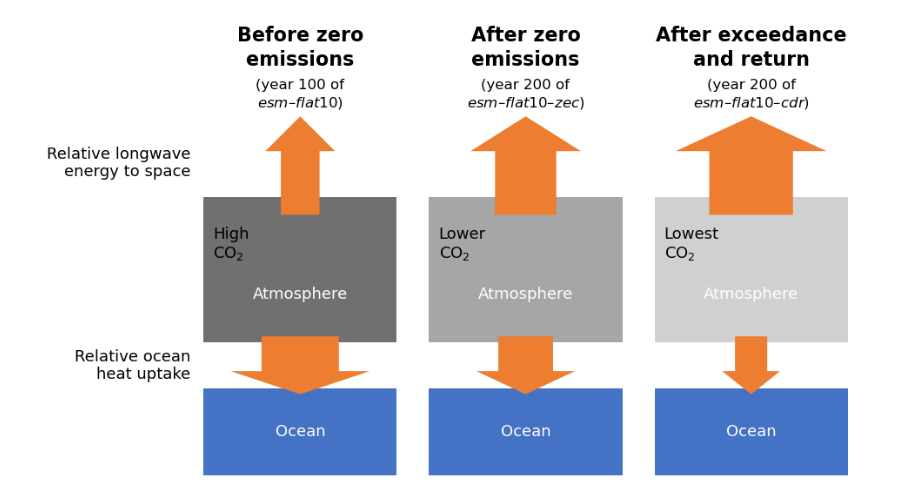
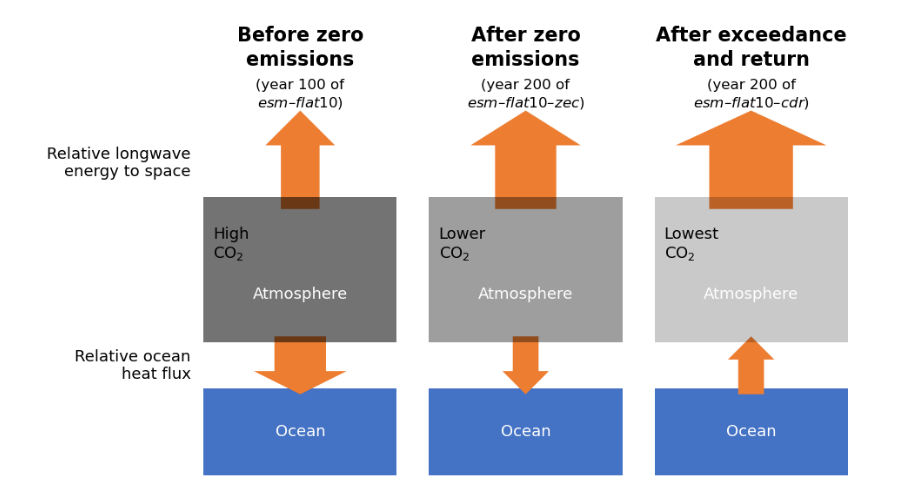
Before and after one commit to ckoven/flat10mip_regional_climatechange, a Jupyter notebook: energetic_balance_schematic.ipynb, the cells around one changed output. Saved outputs shown, nothing was run; the diff lists cells and outputs as text; code cells hidden in the pictures.

```diff
--- a/energetic_balance_schematic.ipynb
+++ b/energetic_balance_schematic.ipynb
@@ -1,14 +1,15 @@
 # %%
 import matplotlib.pyplot as plt
 import matplotlib.patches as patches
+import matplotlib.patheffects as path_effects
 
 fig, ax = plt.subplots(figsize=(10, 5.5))
 
 # Panel definitions: (title, atmosphere_color, atmosphere_text, up_arrow_width, down_arrow_width)
 panels = [
-    ("Before zero\nemissions", "(year 100 of\n$\mathit{esm}\t{–}\mathit{flat10}$)", "#707070", "High\nCO$_2$", 0.6, 1.2),
-    ("After zero\nemissions", "(year 200 of\n$\mathit{esm}\t{–}\mathit{flat10}\t{–}\mathit{zec}$)", "#A6A6A6", "Lower\nCO$_2$", 0.95, 0.85),
-    ("After exceedance\nand return", "(year 200 of\n$\mathit{esm}\t{–}\mathit{flat10}\t{–}\mathit{cdr}$)", "#D0D0D0", "Lowest\nCO$_2$", 1.3, 0.5),
+    ("Before zero\nemissions", "(year 100 of\n$\mathit{esm}\t{–}\mathit{flat10}$)", "#707070", "High\nCO$_2$", 0.6, 0.8),
+    ("After zero\nemissions", "(year 200 of\n$\mathit{esm}\t{–}\mathit{flat10}\t{–}\mathit{zec}$)", "#A6A6A6", "Lower\nCO$_2$", 0.95, 0.4),
+    ("After exceedance\nand return", "(year 200 of\n$\mathit{esm}\t{–}\mathit{flat10}\t{–}\mathit{cdr}$)", "#D0D0D0", "Lowest\nCO$_2$", 1.3, 0.4),
 ]
 
 ocean_color = "#4472C4"
@@ -22,6 +23,7 @@ ocean_y = 0.7
 panel_spacing = 3.5
 
 for i, (title, subtitle, atm_color, atm_text, up_w, down_w) in enumerate(panels):
+    atm_color="black"
     x0 = i * panel_spacing
 
     # Title
@@ -32,42 +34,54 @@ for i, (title, subtitle, atm_color, atm_text, up_w, down_w) in enumerate(panels)
              fontsize=12, linespacing=1.3)
 
     # Atmosphere box
     ax.add_patch(patches.Rectangle((x0, atm_y), box_width, box_height_atm,
-                                     facecolor=atm_color, edgecolor="none"))
+                                     facecolor=atm_color, edgecolor="none", alpha=0.55-i*0.17))
     ax.text(x0 + 0.15, atm_y + box_height_atm - 0.5, atm_text,
             ha="left", va="top", fontsize=13, color="black")
-    ax.text(x0 + box_width / 2, atm_y + 0.7, "Atmosphere",
+    text_element = ax.text(x0 + box_width / 2, atm_y + 0.7, "Atmosphere",
             ha="center", va="bottom", fontsize=13, color="white")
+
+    ## Apply the stroke outline effect
+    #text_element.set_path_effects([
+    #    path_effects.withStroke(linewidth=3, foreground='black')  # Outline width and color
+    #])
 
     # Ocean box
     ax.add_patch(patches.Rectangle((x0, ocean_y), box_width, box_height_ocean,
-                                     facecolor=ocean_color, edgecolor="none"))
+                                     facecolor=ocean_color, edgecolor="none", zorder=0))
     ax.text(x0 + box_width / 2, ocean_y + box_height_ocean / 2, "Ocean",
             ha="center", va="center", fontsize=13, color="white")
 
     # Upward arrow (from atmosphere top upward)
     arrow_cx = x0 + box_width / 2
     ax.add_patch(patches.FancyArrow(
-        arrow_cx, atm_y + box_height_atm - 0.3, 0, 1.7,
+        arrow_cx, atm_y + box_height_atm - 0.2, 0, 1.7,     ### box_height_atm - 0.1 - 0.1*i, 0, 1.5+0.1*i,
         width=up_w, head_width=up_w * 1.8, head_length=0.6,
-        length_includes_head=True, facecolor=arrow_color, edgecolor="none"))
+        length_includes_head=True, facecolor=arrow_color, edgecolor="none", zorder=0.2))#, alpha = 0.5+i*0.2))
 
-    # Downward arrow (from atmosphere bottom to ocean)
-    ax.add_patch(patches.FancyArrow(
-        arrow_cx, atm_y + 0.1, 0, -(box_height_atm - ocean_y - box_height_ocean + 0.7),
-        width=down_w, head_width=down_w * 1.8, head_length=0.4,
-        length_includes_head=True, facecolor=arrow_color, edgecolor="none"))
+    if i < 2:
+        # Downward arrow (from atmosphere bottom to ocean)
+        ax.add_patch(patches.FancyArrow(
+            arrow_cx, atm_y + 0.1, 0, -(box_height_atm - ocean_y - box_height_ocean + 0.7),
+            width=down_w, head_width=down_w * 1.8, head_length=0.4,
+            length_includes_head=True, facecolor=arrow_color, edgecolor="none", zorder=0.2))#, alpha = 0.9-i*0.2))
+    else:
+        # Downward arrow (from atmosphere bottom to ocean)
+        ax.add_patch(patches.FancyArrow(
+            arrow_cx, atm_y + 0.1 - (box_height_atm - ocean_y - box_height_ocean + 0.7), 0, (box_height_atm - ocean_y - box_height_ocean + 0.7),
+            width=down_w, head_width=down_w * 1.8, head_length=0.4,
+            length_includes_head=True, facecolor=arrow_color, edgecolor="none", zorder=0.2))#, alpha = 0.9-i*0.2))
 
 # Left-side labels (once, aligned with first panel's arrows)
 ax.text(-0.2, atm_y + box_height_atm + 0.6, "Relative longwave\nenergy to space",
         ha="right", va="center", fontsize=13)
-ax.text(-0.2, atm_y - 0.4, "Relative ocean\nheat uptake",
+ax.text(-0.2, atm_y - 0.4, "Relative ocean\nheat flux",
         ha="right", va="center", fontsize=13)
 
 ax.set_xlim(-1.5, panel_spacing * 2 + box_width + 0.5)
 ax.set_ylim(0.7, 8)
 ax.axis("off")
 plt.tight_layout()
 plt.savefig('fig_energy_schematic.png', dpi=300, bbox_inches='tight')
 # %% [output]
-[figure, old version]
+[figure, new version]
```
Also changed, not shown: 13 other files.
